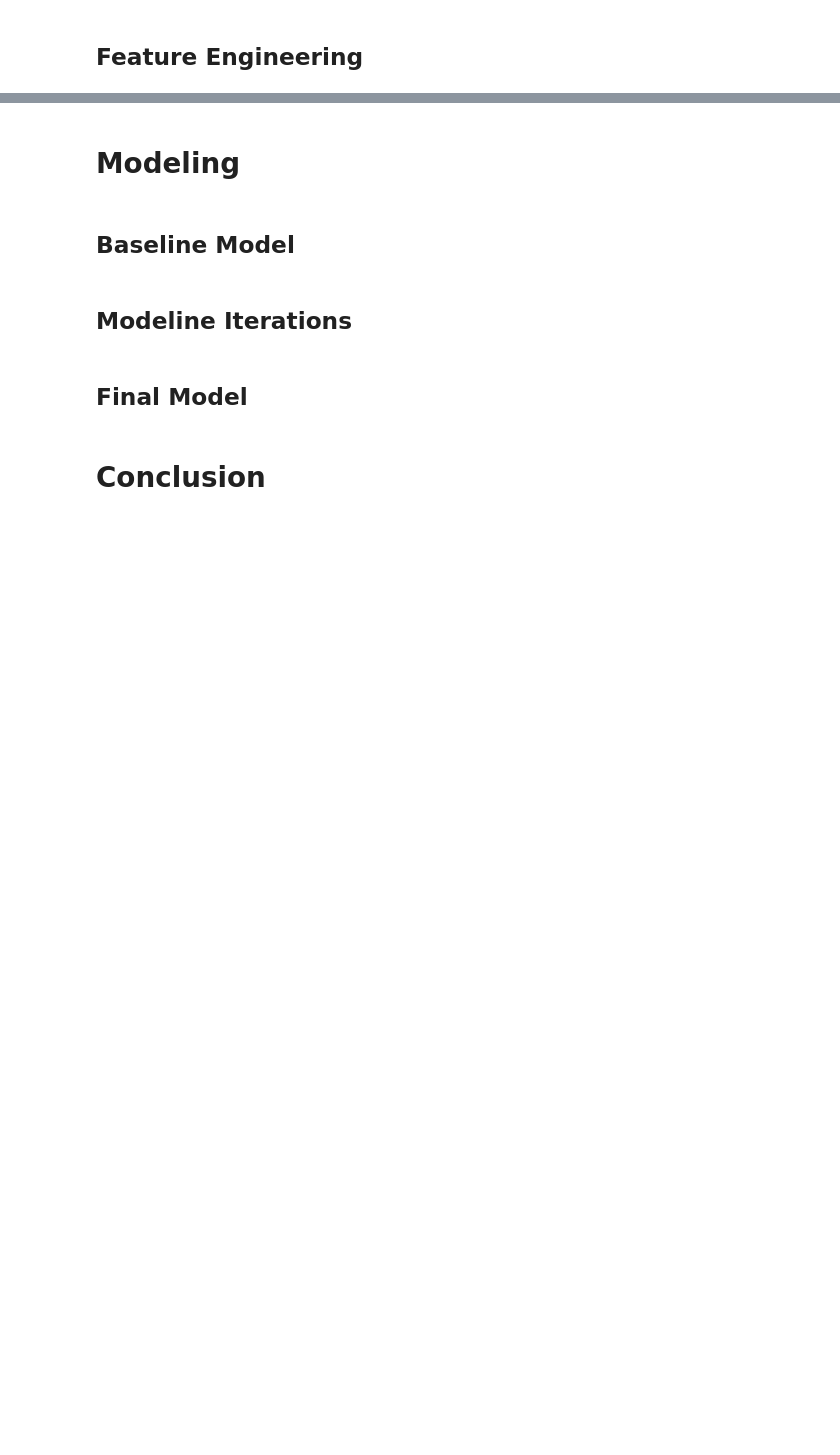
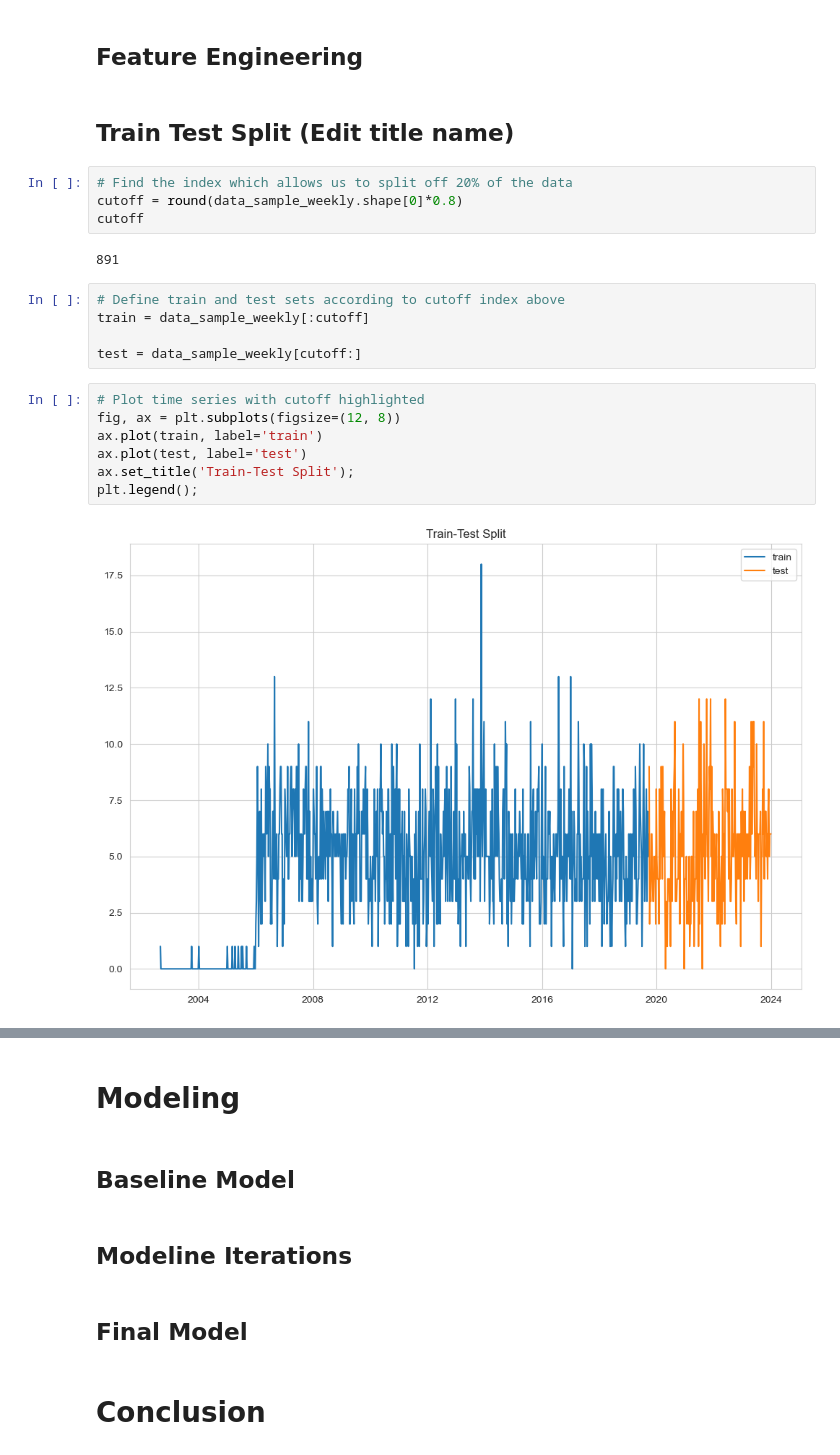
Before and after one commit to scarlettvalentin/nypd_crime, a Jupyter notebook: notebook.ipynb, the cells around one changed output, grey strips where cells are left out. Cells and saved outputs as stored; diff of their text form; blank space fills up the shorter version.

Commit message:
train test split in notebook

```diff
--- a/notebook.ipynb
+++ b/notebook.ipynb
@@ -533,2 +578,24 @@ memory usage: 1.4+ MB
 # %% [markdown]
 ## Feature Engineering
+# %% [markdown]
+## Train Test Split (Edit title name)
+# %%
+# Find the index which allows us to split off 20% of the data
+cutoff = round(data_sample_weekly.shape[0]*0.8)
+cutoff
+# %% [output]
+891
+# %%
+# Define train and test sets according to cutoff index above
+train = data_sample_weekly[:cutoff]
+
+test = data_sample_weekly[cutoff:]
+# %%
+# Plot time series with cutoff highlighted
+fig, ax = plt.subplots(figsize=(12, 8))
+ax.plot(train, label='train')
+ax.plot(test, label='test')
+ax.set_title('Train-Test Split');
+plt.legend();
+# %% [output]
+[figure, added]
```
Also changed, not shown: parts of 6 cells of this notebook.
